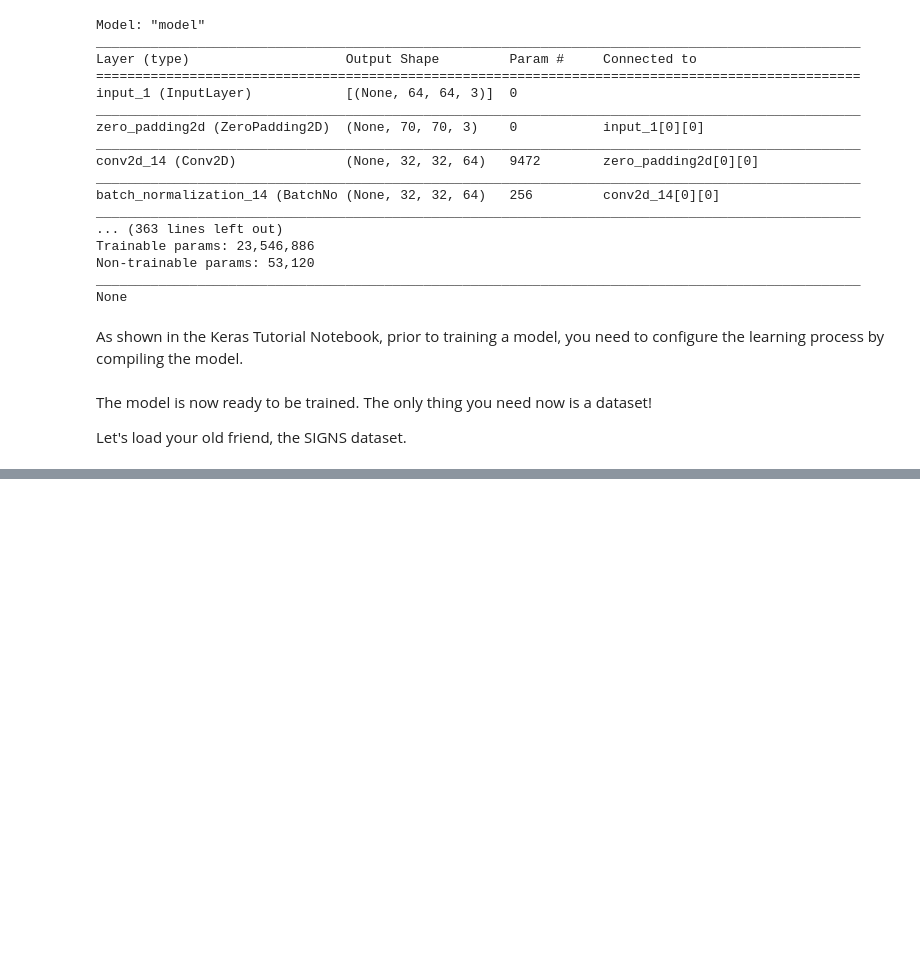
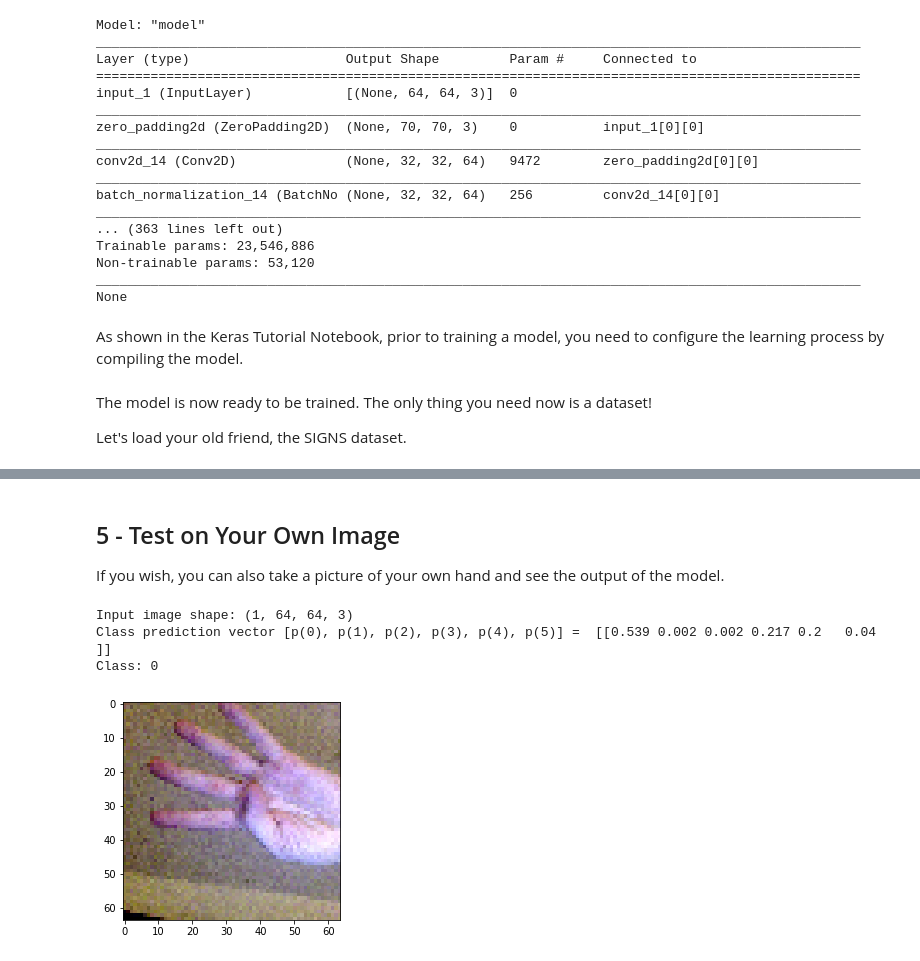
Before and after one commit to konstanzer/deep-learning, a Jupyter notebook: res_net.ipynb, the cells around one changed output, grey strips where cells are left out. Drawn from its saved outputs; the diff is of its cells as text; code cells hidden in the pictures; blank space fills up the shorter version.

```diff
--- a/res_net.ipynb
+++ b/res_net.ipynb
@@ -518,0 +570,2 @@ y_test = tf.data.Dataset.from_tensor_slices(test_dataset['test_set_y'])
+# %%
+model = tf.keras.models.load_model(path+'resnet50.h5')
@@ -518,0 +580,20 @@ y_test = tf.data.Dataset.from_tensor_slices(test_dataset['test_set_y'])
+# %% [markdown]
+## 5 - Test on Your Own Image
+
+If you wish, you can also take a picture of your own hand and see the output of the model.
+# %%
+img_path = path+'my_hands/four.jpg'
+img = image.load_img(img_path, target_size=(64, 64))
+x = image.img_to_array(img)
+x = np.expand_dims(x, axis=0)
+x = x/255.0
+print('Input image shape:', x.shape)
+imshow(img)
+prediction = model.predict(x)
+print("Class prediction vector [p(0), p(1), p(2), p(3), p(4), p(5)] = ", np.round(prediction,3))
+print("Class:", np.argmax(prediction))
+# %% [output]
+Input image shape: (1, 64, 64, 3)
+Class prediction vector [p(0), p(1), p(2), p(3), p(4), p(5)] =  [[0.539 0.002 0.002 0.217 0.2   0.04 ]]
+Class: 0
+[figure, added]
```
Also changed, not shown: parts of 15 cells of this notebook.
